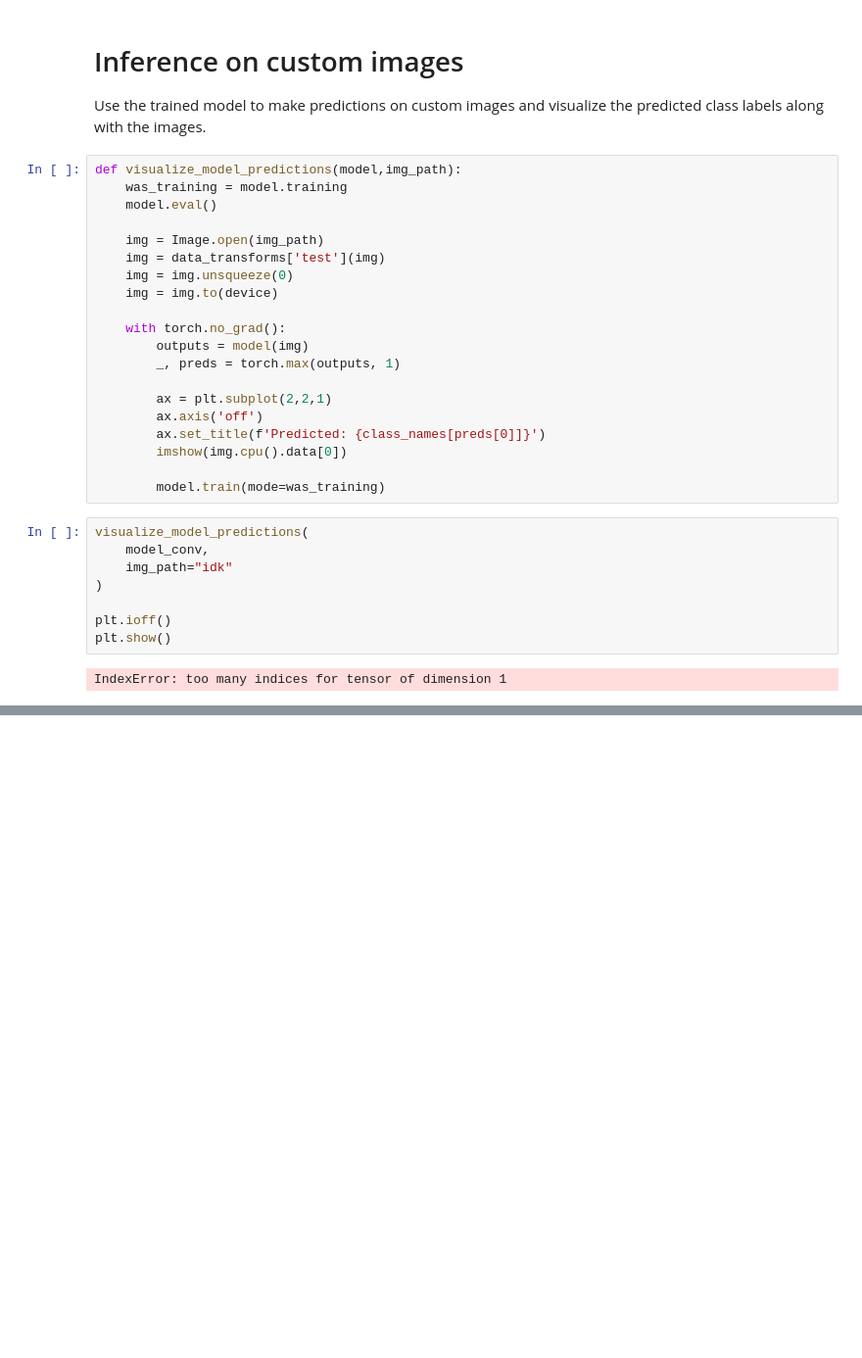
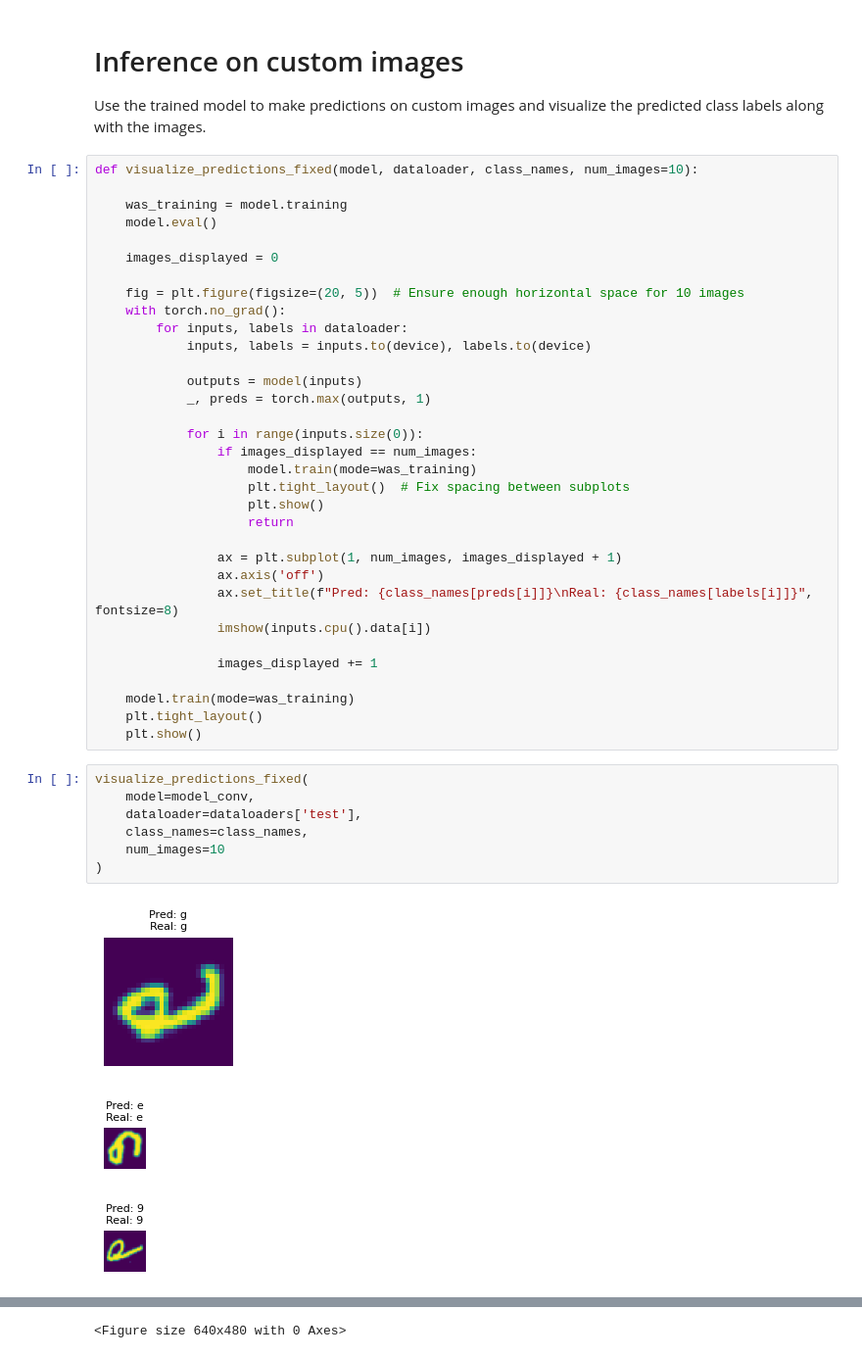
Before and after one commit to Moritz2k1/emnist_ml, a Jupyter notebook: group_mfja_emnist.ipynb, the cells around one changed output, grey strips where cells are left out. Shown at 98% size. Drawn from its saved outputs; the diff is of its cells as text; blank space fills up the shorter version.

```diff
--- a/group_mfja_emnist.ipynb
+++ b/group_mfja_emnist.ipynb
@@ -355,33 +347,47 @@ Inference on custom images
 
 Use the trained model to make predictions on custom images and visualize
 the predicted class labels along with the images.
-# %%
-def visualize_model_predictions(model,img_path):
-    was_training = model.training
-    model.eval()
-
-    img = Image.open(img_path)
-    img = data_transforms['test'](img)
-    img = img.unsqueeze(0)
-    img = img.to(device)
-
-    with torch.no_grad():
-        outputs = model(img)
-        _, preds = torch.max(outputs, 1)
-
-        ax = plt.subplot(2,2,1)
-        ax.axis('off')
-        ax.set_title(f'Predicted: {class_names[preds[0]]}')
-        imshow(img.cpu().data[0])
-
-        model.train(mode=was_training)
-# %%
-visualize_model_predictions(
-    model_conv,
-    img_path="idk"
-)
-
-plt.ioff()
-plt.show()
-# %% [output]
-IndexError: too many indices for tensor of dimension 1
+# %%
+def visualize_predictions_fixed(model, dataloader, class_names, num_images=10):
+
+    was_training = model.training
+    model.eval()
+
+    images_displayed = 0
+
+    fig = plt.figure(figsize=(20, 5))  # Ensure enough horizontal space for 10 images
+    with torch.no_grad():
+        for inputs, labels in dataloader:
+            inputs, labels = inputs.to(device), labels.to(device)
+
+            outputs = model(inputs)
+            _, preds = torch.max(outputs, 1)
+
+            for i in range(inputs.size(0)):
+                if images_displayed == num_images:
+                    model.train(mode=was_training)
+                    plt.tight_layout()  # Fix spacing between subplots
+                    plt.show()
+                    return
+
+                ax = plt.subplot(1, num_images, images_displayed + 1)
+                ax.axis('off')
+                ax.set_title(f"Pred: {class_names[preds[i]]}\nReal: {class_names[labels[i]]}", fontsize=8)
+                imshow(inputs.cpu().data[i])
+
+                images_displayed += 1
+
+    model.train(mode=was_training)
+    plt.tight_layout()
+    plt.show()
+# %%
+visualize_predictions_fixed(
+    model=model_conv,
+    dataloader=dataloaders['test'],
+    class_names=class_names,
+    num_images=10
+)
+# %% [output]
+[figure, added]
+[figure, added]
+[figure, added]
@@ -387,0 +401 @@ IndexError: too many indices for tensor of dimension 1
+<Figure size 640x480 with 0 Axes>
```
Also changed, not shown: parts of 8 cells of this notebook.
